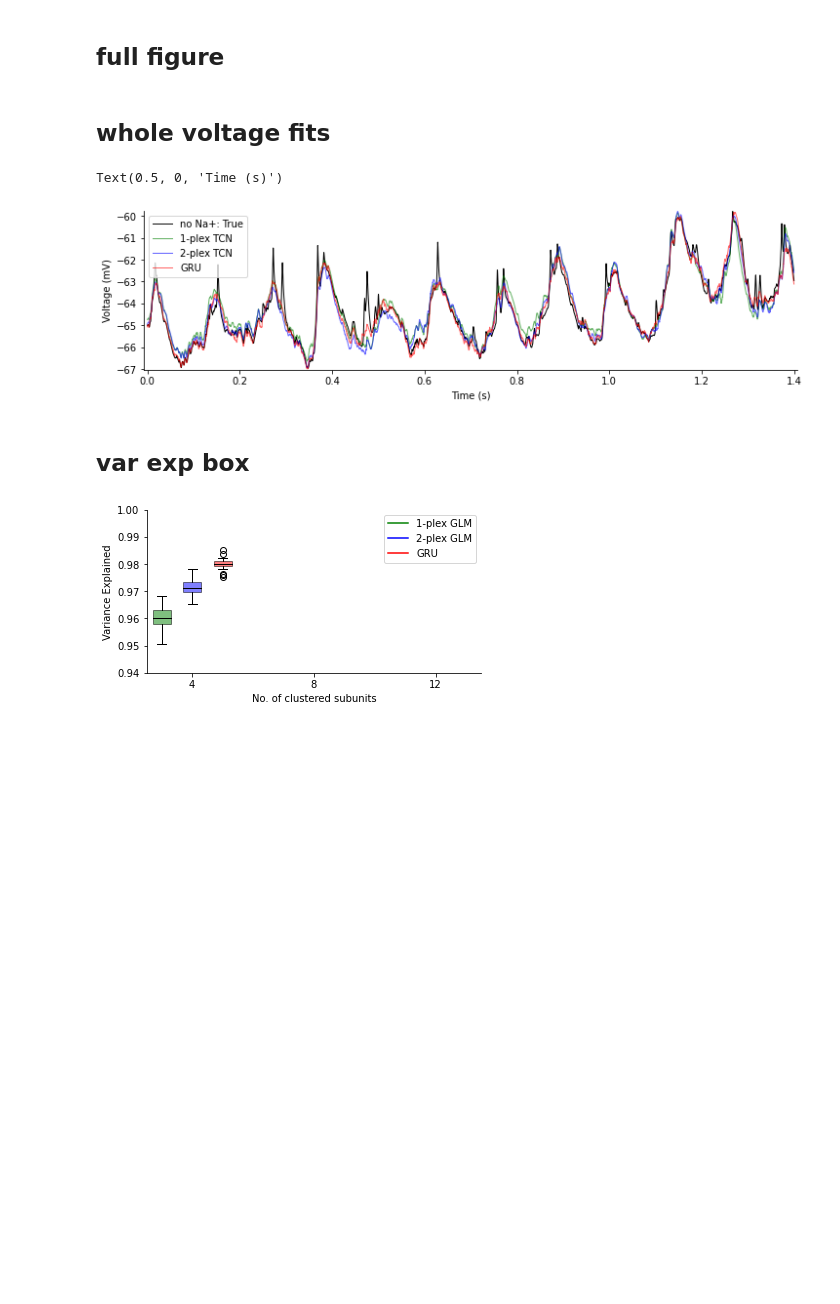
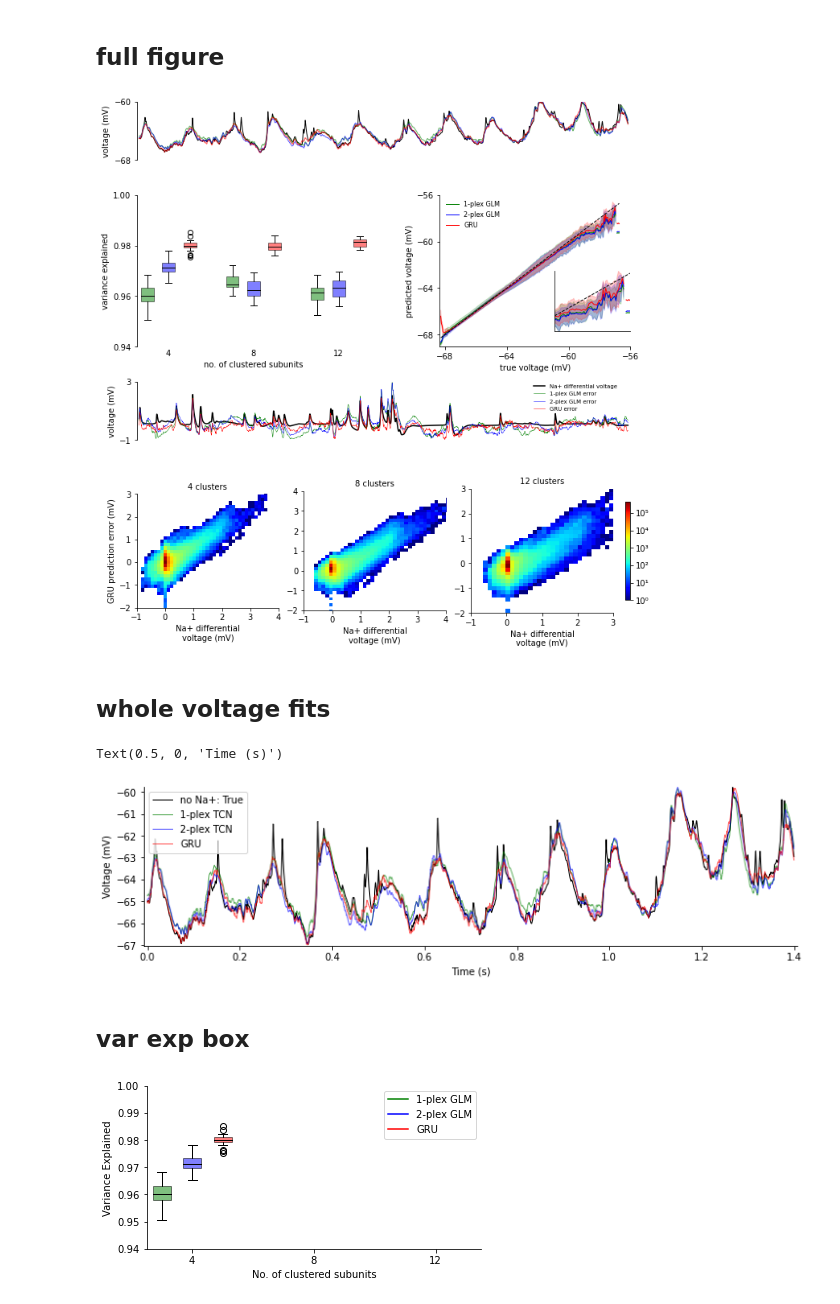
Before and after one commit to yjkimnada/dendrite, a Jupyter notebook: fig3/fig3.ipynb, the cells around one changed output. Cells and saved outputs as stored; diff of their text form; code cells hidden in the pictures; blank space fills up the shorter version.

```diff
--- a/fig3/fig3.ipynb
+++ b/fig3/fig3.ipynb
@@ -86,33 +86,33 @@ mpl.rcParams['pdf.fonttype'] = 42
 mpl.rcParams['font.sans-serif'] = "Arial"
 mpl.rcParams['font.family'] = "sans-serif"
 
-fig = plt.figure(constrained_layout=True, figsize = (11,13))
-gs = fig.add_gridspec(5,12, wspace=0.2, hspace=0.4)
+fig = plt.figure(constrained_layout=True, figsize = (11,12))
+gs = fig.add_gridspec(6,12, wspace=1.5, hspace=0.6)
 ax1 = fig.add_subplot(gs[0,:])
-ax2 = fig.add_subplot(gs[1,:5])
-ax3 = fig.add_subplot(gs[1,7:])
-ax4 = fig.add_subplot(gs[2,:3])
-ax5 = fig.add_subplot(gs[2,3:6])
-ax6 = fig.add_subplot(gs[2,6:9])
-ax7 = fig.add_subplot(gs[2,9:])
+ax2 = fig.add_subplot(gs[1:3,:6])
+ax3 = fig.add_subplot(gs[1:3,7:])
+#ax4 = fig.add_subplot(gs[2,:3])
+#ax5 = fig.add_subplot(gs[2,3:6])
+#ax6 = fig.add_subplot(gs[2,6:9])
+#ax7 = fig.add_subplot(gs[2,9:])
 ax8 = fig.add_subplot(gs[3,:])
-ax9 = fig.add_subplot(gs[4,:4])
-ax10 = fig.add_subplot(gs[4,4:8])
-ax11 = fig.add_subplot(gs[4,8:12])
+ax9 = fig.add_subplot(gs[4:,:4])
+ax10 = fig.add_subplot(gs[4:,4:8])
+ax11 = fig.add_subplot(gs[4:,8:12])
 
 ax1.plot(np.arange(0,1.4,1/5000), true4_na[-1][17000:24000], linewidth=1, color="black", label="True")
 ax1.plot(np.arange(0,1.4,1/5000), one4_na_test[-1][17000:24000], linewidth=1, color="green", label="1-plex GLM", alpha=0.6)
 ax1.plot(np.arange(0,1.4,1/5000), two4_na_test[-1][17000:24000], linewidth=1, color="blue", label="2-plex GLM", alpha=0.6)
 ax1.plot(np.arange(0,1.4,1/5000), gru4_na_test[-1][17000:24000], linewidth=1, color="red", label="GRU", alpha=0.6)
-ax1.legend(loc=(0.1,0.75), fontsize=7)
+#ax1.legend(loc=(0.1,0.75), fontsize=8, frameon=False)
 ax1.margins(x=0.005, y=0.005)
 ax1.spines.right.set_visible(False)
 ax1.spines.top.set_visible(False)
 ax1.spines.bottom.set_visible(False)
 ax1.set_xticks([])
-ax1.set_yticks(np.arange(-68,-59.9,2))
+ax1.set_yticks([-68,-60])
 ax1.set_ylim(-68,-60)
-ax1.set_ylabel("Voltage (mV)")
+ax1.set_ylabel("voltage (mV)")
 #ax1.set_xlabel("Time (s)")
 
 colors = ["green", "blue", "red"]
@@ -146,17 +146,18 @@ ax2.set_ylim(0.94,1)
 ax2.set_xticks([2,6,10])
 ax2.tick_params(axis="x", length=0)
 ax2.set_xticklabels(["4", "8", "12"])
-ax2.set_xlabel("No. of clustered subunits")
-ax2.set_ylabel("Variance Explained")
+ax2.set_xlabel("no. of clustered subunits")
+ax2.set_ylabel("variance explained")
 ax2.margins(x=0.005, y=0.005)
 ax2.spines.right.set_visible(False)
 ax2.spines.top.set_visible(False)
 ax2.spines.bottom.set_visible(False)
+ax2.set_yticks(np.arange(0.94,1.01,0.02))
 
 hB, = ax2.plot(1,1,'blue')
 hR, = ax2.plot(1,1,'red')
 hG, = ax2.plot(1,1,'green')
-ax2.legend((hG, hB, hR),('1-plex GLM', '2-plex GLM', 'GRU'), loc=(0.3,0.75), fontsize=7)
+#ax2.legend((hG, hB, hR),('1-plex GLM', '2-plex GLM', 'GRU'), loc=(0.3,0.75), fontsize=8, frameon=False)
 hB.set_visible(False)
 hR.set_visible(False)
 hG.set_visible(False)
@@ -171,11 +172,11 @@ ax3.plot(na_means[:,0], na_means[:,0], linewidth=1, color="black", linestyle="--
 ax3.margins(x=0.005, y=0.005)
 ax3.spines.right.set_visible(False)
 ax3.spines.top.set_visible(False)
-ax3.set_xlabel("True voltage (mV)")
-ax3.set_ylabel("Predicted voltage (mV)")
-ax3.legend(loc="upper left", fontsize=7)
-ax3.set_xticks(np.arange(-68,-55.9,2))
-ax3.set_yticks(np.arange(-68,-55.9,2))
+ax3.set_xlabel("true voltage (mV)")
+ax3.set_ylabel("predicted voltage (mV)")
+ax3.legend(loc="upper left", fontsize=8, frameon=False)
+ax3.set_xticks(np.arange(-68,-55.9,4))
+ax3.set_yticks(np.arange(-68,-55.9,4))
 
 inset_size = -60
 ins = ax3.inset_axes([0.6,0.1,0.4,0.4])
@@ -195,6 +196,7 @@ ins.spines.top.set_visible(False)
 ins.set_xticks([])
 ins.set_yticks([])
 
+"""
 # Subunit 1 #
 y1, x1, _ = ax4.hist(one4_na_nonlin[:,9,0,:].flatten(), bins=bin_no, density=True, histtype="stepfilled", fc=(1,0,0,0.5), ec=(1,0,0,1))
 
@@ -309,63 +311,68 @@ ins.spines.bottom.set_visible(False)
 ins.spines.left.set_visible(False)
 ins.set_xticks([])
 ins.set_yticks([])
+"""
 
 ax8.plot(np.arange(0,1000,0.2), diff4[0][22500:27500], linewidth=1.5, color="black", label="Na+ differential voltage")
 ax8.plot(np.arange(0,1000,0.2), one4_error[0][22500:27500], linewidth=0.5, color="green", label="1-plex GLM error")
 ax8.plot(np.arange(0,1000,0.2), two4_error[0][22500:27500], linewidth=0.5, color="blue", label="2-plex GLM error")
 ax8.plot(np.arange(0,1000,0.2), gru4_error[0][22500:27500], linewidth=0.5, color="red", label="GRU error")
-ax8.legend(loc="upper right", fontsize=7)
+ax8.legend(loc=(0.8,0.45), fontsize=7, frameon=False)
 ax8.spines.right.set_visible(False)
 ax8.spines.top.set_visible(False)
 ax8.spines.bottom.set_visible(False)
 ax8.set_xticks([])
 ax8.set_ylim(-1,3)
+ax8.set_yticks([-1,3])
 #ax8.set_xlabel("Time (ms)")
-ax8.set_ylabel("Voltage (mV)")
+ax8.set_ylabel("voltage (mV)")
 ax8.margins(x=0.005, y=0.005)
 
 im9 = ax9.imshow(np.flipud(np.log10(error_diff_4).T), extent=[diff4_bins[0], diff4_bins[-1], error4_bins[0], error4_bins[-1]], cmap="jet")
-fig.colorbar(im9, ax=ax9)
-ax9.set_title("4-cluster (log counts)", fontsize=10)
+#fig.colorbar(im9, ax=ax9, shrink=0.6)
+ax9.set_title("4 clusters", fontsize=10)
 ax9.set_ylabel("GRU prediction error (mV)")
 ax9.set_xlabel("Na+ differential\nvoltage (mV)")
 ax9.spines.right.set_visible(False)
 ax9.spines.top.set_visible(False)
 ax9.set_xticks(np.arange(-1,4.1,1))
 ax9.set_yticks(np.arange(-2,3.1,1))
 ax9.set_xlim(-1,4)
 ax9.set_ylim(-2,3)
-ax9.set_aspect(0.7)
+ax9.set_aspect(0.8)
 
 im10 = ax10.imshow(np.flipud(np.log10(error_diff_8).T), extent=[diff8_bins[0], diff8_bins[-1], error8_bins[0], error8_bins[-1]], cmap="jet")
-fig.colorbar(im10, ax=ax10)
-ax10.set_title("8-cluster (log counts)", fontsize=10)
+#fig.colorbar(im10, ax=ax10)
+ax10.set_title("8 clusters", fontsize=10)
 ax10.set_xlabel("Na+ differential\nvoltage (mV)")
 #ax10.set_ylabel("Na+ differential\nvoltage (mV)")
 ax10.spines.right.set_visible(False)
 ax10.spines.top.set_visible(False)
 ax10.set_xticks(np.arange(-1,4.1,1))
-ax10.set_yticks(np.arange(-2,3.1,1))
+ax10.set_yticks(np.arange(-2,4.1,1))
 ax10.set_xlim(-1,4)
 ax10.set_ylim(-2,4)
-ax10.set_aspect(0.6)
+ax10.set_aspect(0.7)
 
 im11 = ax11.imshow(np.flipud(np.log10(error_diff_12).T), extent=[diff12_bins[0], diff12_bins[-1], error12_bins[0], error12_bins[-1]], cmap="jet")
-fig.colorbar(im11, ax=ax11)
-ax11.set_title("12-cluster (log counts)", fontsize=10)
+cbar = fig.colorbar(im11, ax=[ax9,ax10,ax11], shrink=0.8, pad=0.025, fraction=0.01, ticks=[0,1,2,3,4,5])
+cbar.ax.set_yticklabels(["10⁰","10¹","10²","10³","10⁴","10⁵"])
+ax11.set_title("12 clusters", fontsize=10)
 ax11.set_xlabel("Na+ differential\nvoltage (mV)")
 #ax11.set_ylabel("Na+ differential\nvoltage (mV)")
 ax11.spines.right.set_visible(False)
 ax11.spines.top.set_visible(False)
 ax11.set_xticks(np.arange(-1,3.1,1))
 ax11.set_yticks(np.arange(-2,3.1,1))
 ax11.set_xlim(-1,3)
 ax11.set_ylim(-2,3)
-ax11.set_aspect(0.6)
+ax11.set_aspect(0.7)
 
 fig.tight_layout()
 #plt.show()
 #fig.savefig("/home/sklee/dendrite/fig3/fig3_raw.pdf", bbox_inches="tight", transparent=True)
+# %% [output]
+[figure, added]
 # %% [markdown]
 ## whole voltage fits
 # %%
```
Also changed, not shown: 3 other files.
